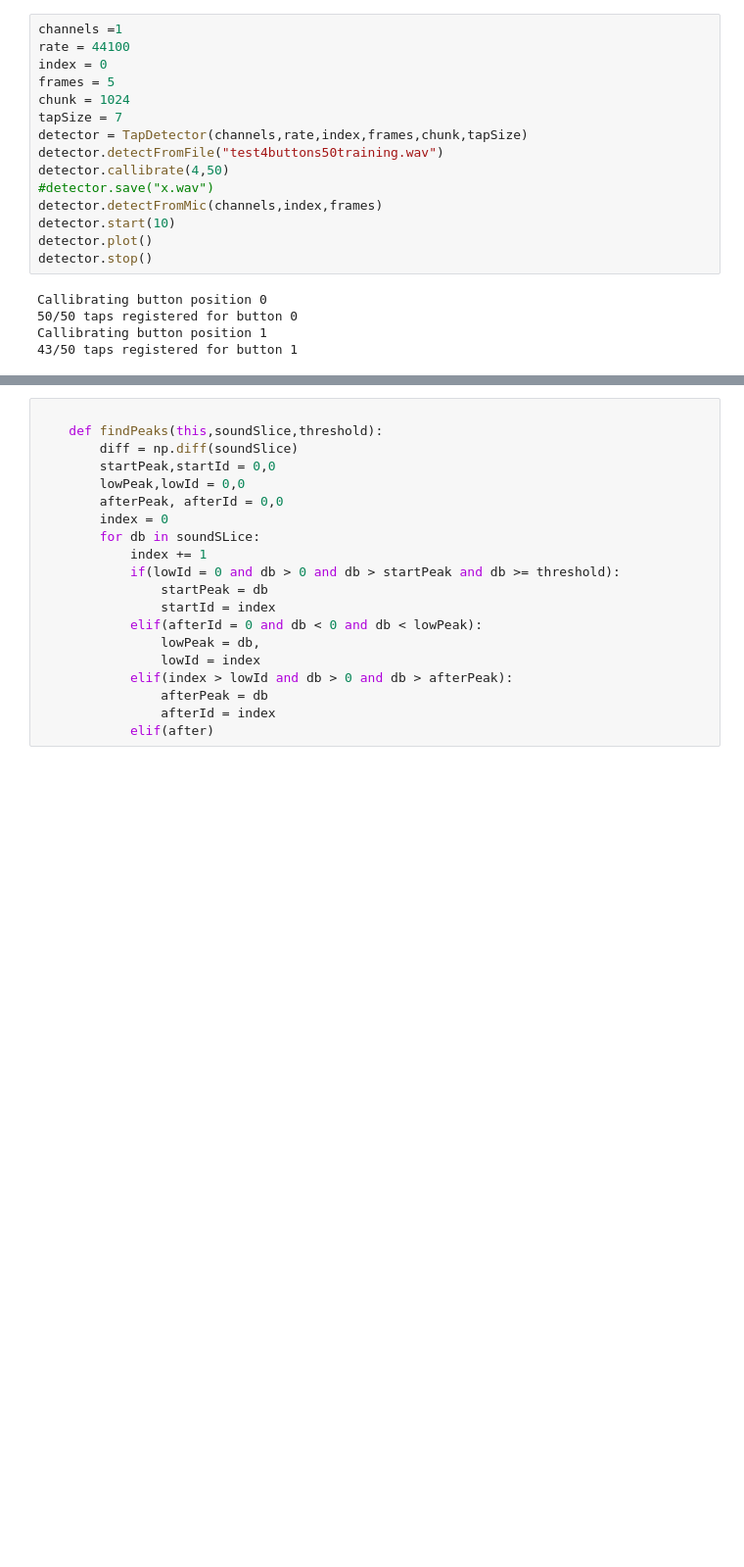
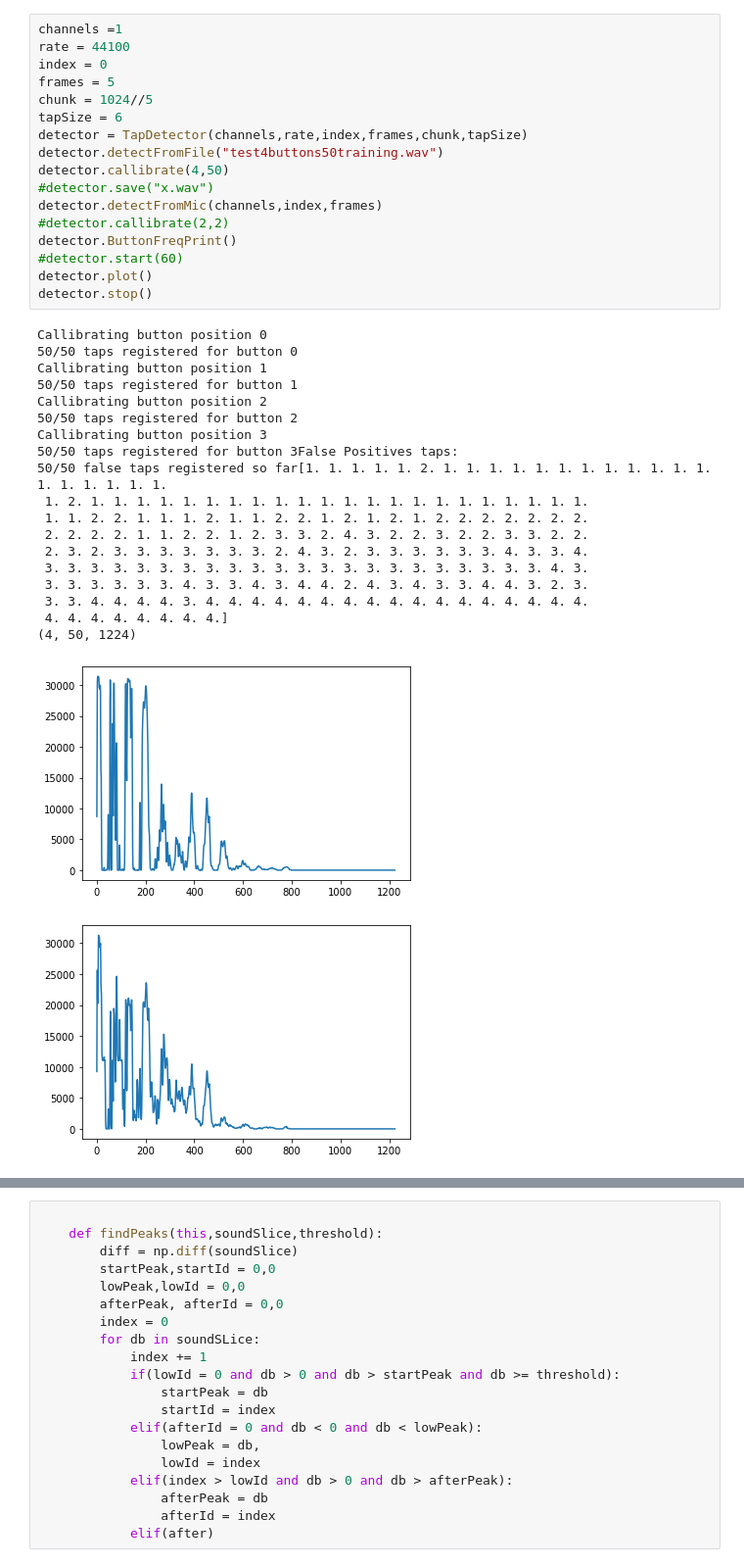
Before and after one commit to banj0z/UIT2020, a Jupyter notebook: Tap detection.ipynb, the cells around one changed output, grey strips where cells are left out. Shown: that part at 98% size. Drawn from its saved outputs; the diff is of its cells as text; blank space fills up the shorter version.

```diff
--- a/Tap detection.ipynb
+++ b/Tap detection.ipynb
@@ -167,20 +224,38 @@ class TapDetector():
 # %%
 channels =1
 rate = 44100
 index = 0
 frames = 5
-chunk = 1024
-tapSize = 7
+chunk = 1024//5
+tapSize = 6
 detector = TapDetector(channels,rate,index,frames,chunk,tapSize)
 detector.detectFromFile("test4buttons50training.wav")
 detector.callibrate(4,50)
 #detector.save("x.wav")
 detector.detectFromMic(channels,index,frames)
-detector.start(10)
+#detector.callibrate(2,2)
+detector.ButtonFreqPrint()
+#detector.start(60)
 detector.plot()
 detector.stop()
 # %% [output]
 Callibrating button position 0
 50/50 taps registered for button 0
 Callibrating button position 1
-43/50 taps registered for button 1
+50/50 taps registered for button 1
+Callibrating button position 2
+50/50 taps registered for button 2
+Callibrating button position 3
+50/50 taps registered for button 3False Positives taps:
+50/50 false taps registered so far[1. 1. 1. 1. 1. 2. 1. 1. 1. 1. 1. 1. 1. 1. 1. 1. 1. 1. 1. 1. 1. 1. 1. 1.
+ 1. 2. 1. 1. 1. 1. 1. 1. 1. 1. 1. 1. 1. 1. 1. 1. 1. 1. 1. 1. 1. 1. 1. 1.
+ 1. 1. 2. 2. 1. 1. 1. 2. 1. 1. 2. 2. 1. 2. 1. 2. 1. 2. 2. 2. 2. 2. 2. 2.
+ 2. 2. 2. 2. 1. 1. 2. 2. 1. 2. 3. 3. 2. 4. 3. 2. 2. 3. 2. 2. 3. 3. 2. 2.
+ 2. 3. 2. 3. 3. 3. 3. 3. 3. 3. 2. 4. 3. 2. 3. 3. 3. 3. 3. 3. 4. 3. 3. 4.
+ 3. 3. 3. 3. 3. 3. 3. 3. 3. 3. 3. 3. 3. 3. 3. 3. 3. 3. 3. 3. 3. 3. 4. 3.
+ 3. 3. 3. 3. 3. 3. 4. 3. 3. 4. 3. 4. 4. 2. 4. 3. 4. 3. 3. 4. 4. 3. 2. 3.
+ 3. 3. 4. 4. 4. 4. 3. 4. 4. 4. 4. 4. 4. 4. 4. 4. 4. 4. 4. 4. 4. 4. 4. 4.
+ 4. 4. 4. 4. 4. 4. 4. 4.]
+(4, 50, 1224)
+[figure, added]
+[figure, added]
```
Also changed, not shown: parts of 3 cells of this notebook.
